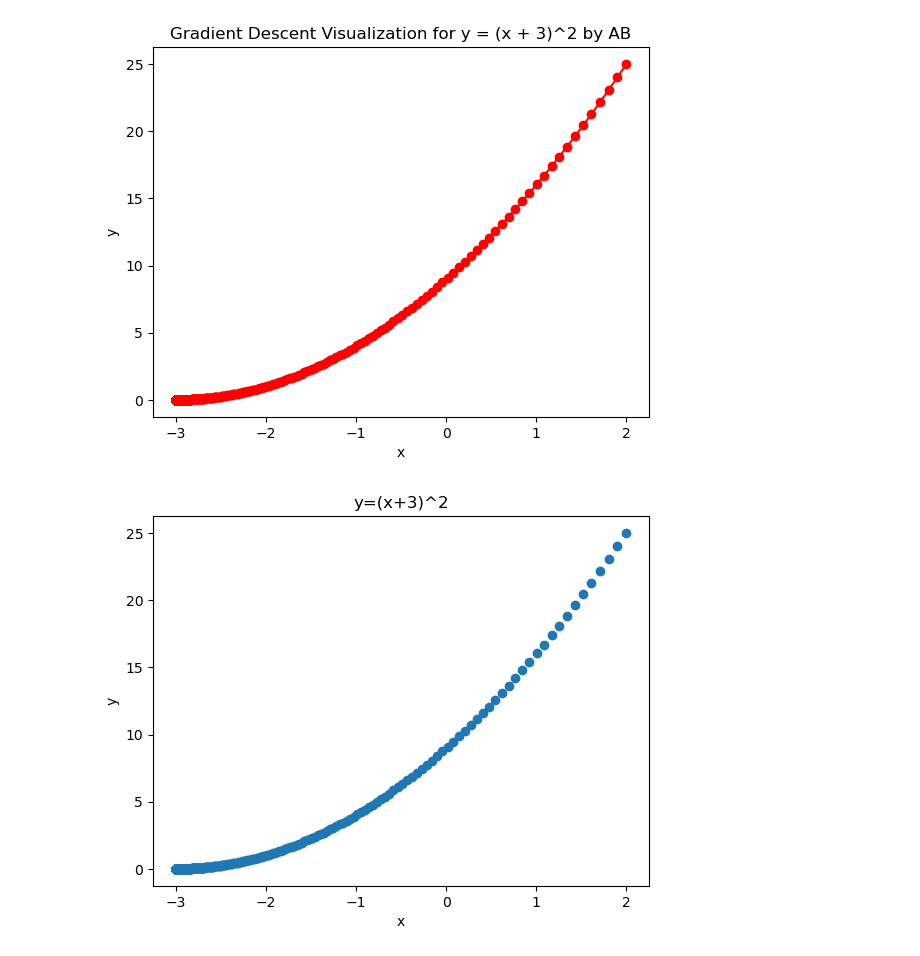
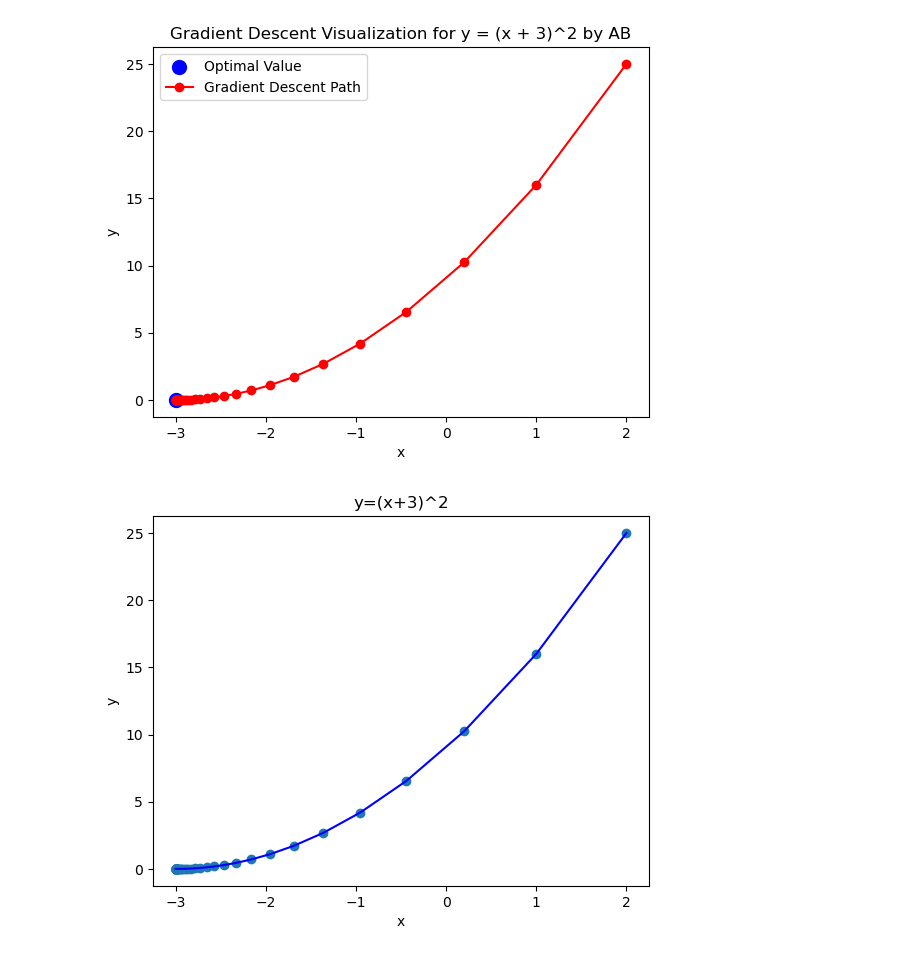
Before and after one commit to VoldemortSan/LP3, a Jupyter notebook: ML/gradient/gradient_descent.ipynb, the cells around one changed output. Cells and saved outputs as stored; diff of their text form; code cells hidden in the pictures.

```diff
--- a/ML/gradient/gradient_descent.ipynb
+++ b/ML/gradient/gradient_descent.ipynb
@@ -9,13 +10,13 @@ def gradient(x):
     # ithe derivate of given function yenar
     return 2 * (x + 3)
 # %%
-learning_rate = 0.01
+# learning_rate = 0.01
+# initial_x = 2.0
+# num_iterations = 10000
+# # --------OR----------
+learning_rate = 0.1
 initial_x = 2.0
-num_iterations = 10000
-# --------OR----------
-# learning_rate = 0.1
-# initial_x = 2.0
-# num_iterations = 100
+num_iterations = 100
 # %%
 x_values = []
 y_values = []
@@ -50,16 +51,22 @@ Iteration 5743: x = -2.9999999999999893, C
 # %%
-plt.plot(x_values, y_values, 'ro-')
+import matplotlib.pyplot as plt
+plt.scatter(x, cost_function(x), color='blue', s=100, label="Optimal Value")
+plt.plot(x_values, y_values, 'ro-', label="Gradient Descent Path")
+x_curve = np.linspace(-6, 1, 400)
+y_curve = cost_function(x_curve)
 plt.title('Gradient Descent Visualization for y = (x + 3)^2 by AB')
 plt.xlabel('x')
 plt.ylabel('y')
+plt.legend()
 plt.show()
 # %% [output]
-[figure, old version]
+[figure, new version]
 # %%
 plt.scatter(x_values, y_values)
 plt.xlabel('x')
 plt.ylabel('y')
 plt.title('y=(x+3)^2')
+plt.plot(x_values, y_values, label='y = (x + 3)^2', color='blue')
 plt.show()
 # %% [output]
-[figure, old version]
+[figure, new version]
```
Also changed, not shown: parts of 2 cells of this notebook.
